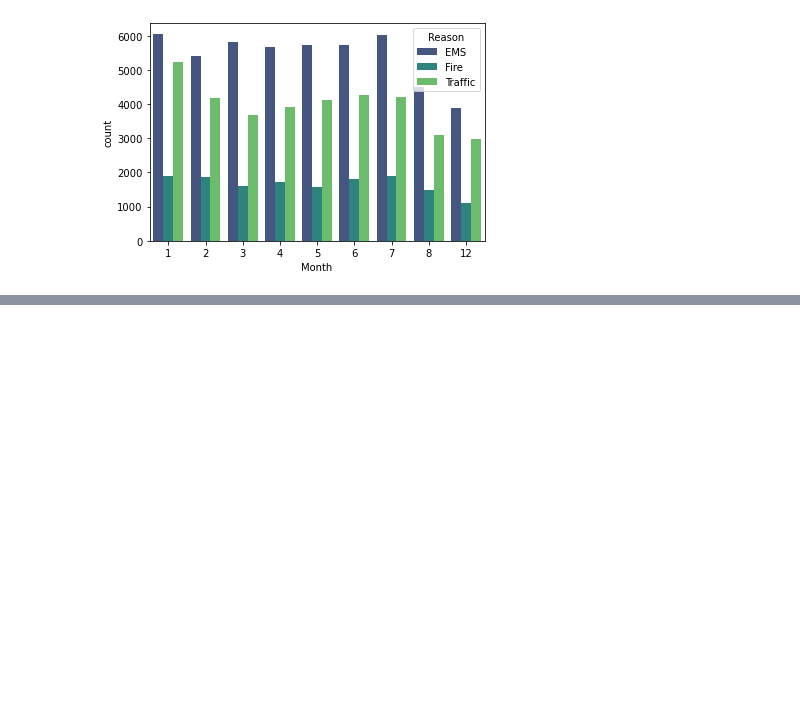
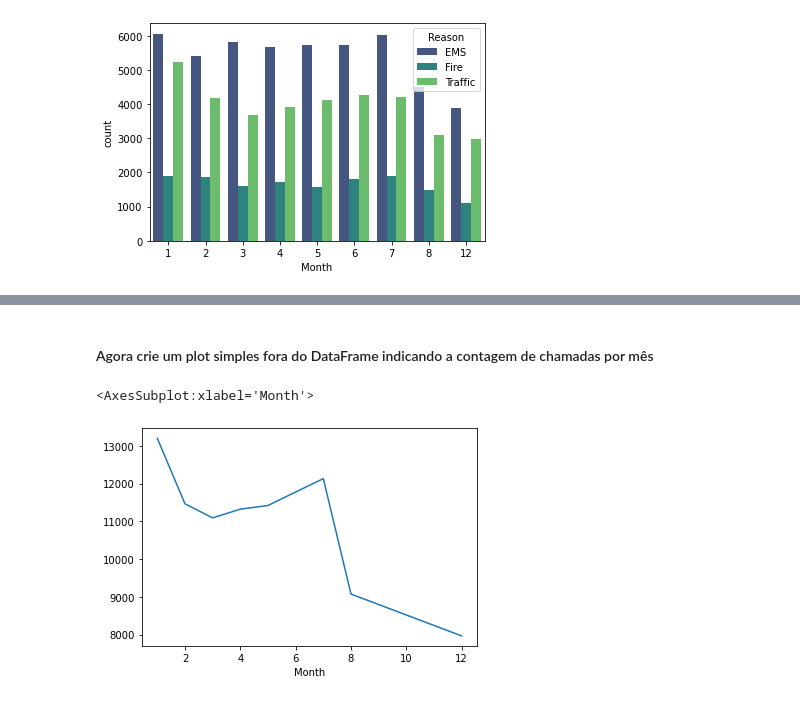
Before and after one commit to Coletinn/datascience-proj-911-python, a Jupyter notebook: Projeto - Ligações para o 911.ipynb, the cells around one changed output, grey strips where cells are left out. Saved outputs shown, nothing was run; the diff lists cells and outputs as text; code cells hidden in the pictures; blank space fills up the shorter version.

```diff
--- a/Projeto - Ligações para o 911.ipynb
+++ b/Projeto - Ligações para o 911.ipynb
@@ -174,0 +178,3 @@ sns.countplot(x='Month', data=df, hue='Reason', palette='viridis')
+# %%
+byMonth = df.groupby('Month').count()
+byMonth.head()
@@ -174,0 +189,7 @@ sns.countplot(x='Month', data=df, hue='Reason', palette='viridis')
+# %% [markdown]
+<h4>Agora crie um plot simples fora do DataFrame indicando a contagem de chamadas por mês</h4>
+# %%
+byMonth['twp'].plot()
+# %% [output]
+<AxesSubplot:xlabel='Month'>
+[figure, added]
```
Also changed, not shown: parts of 13 cells of this notebook.
